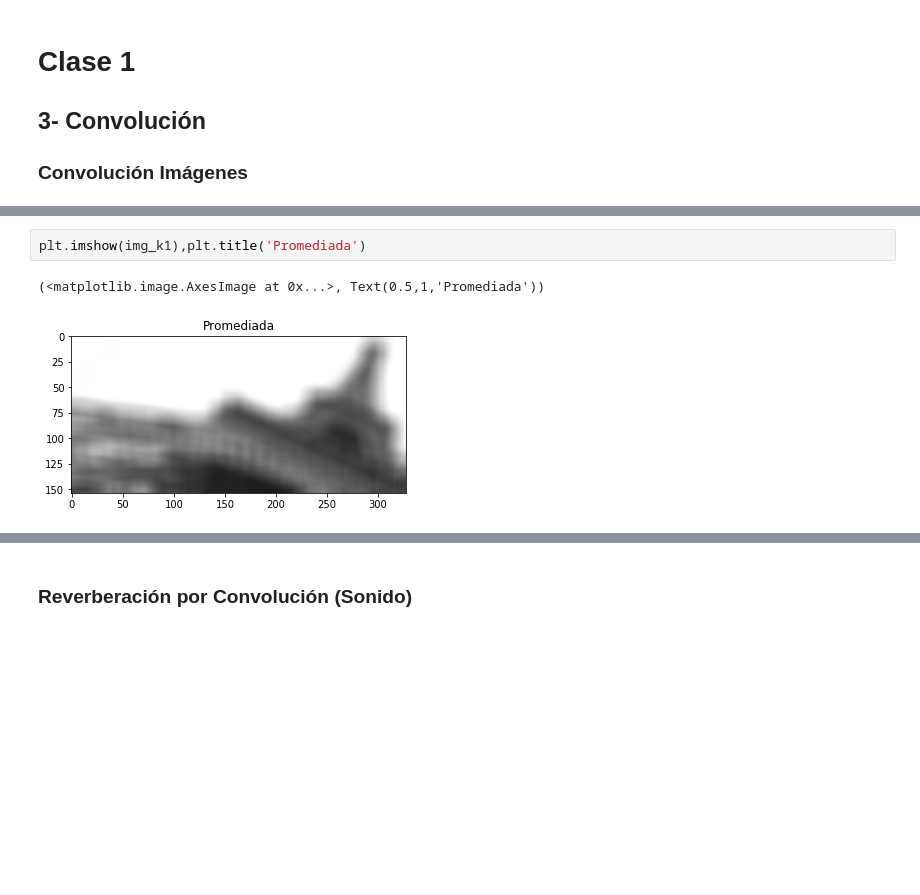
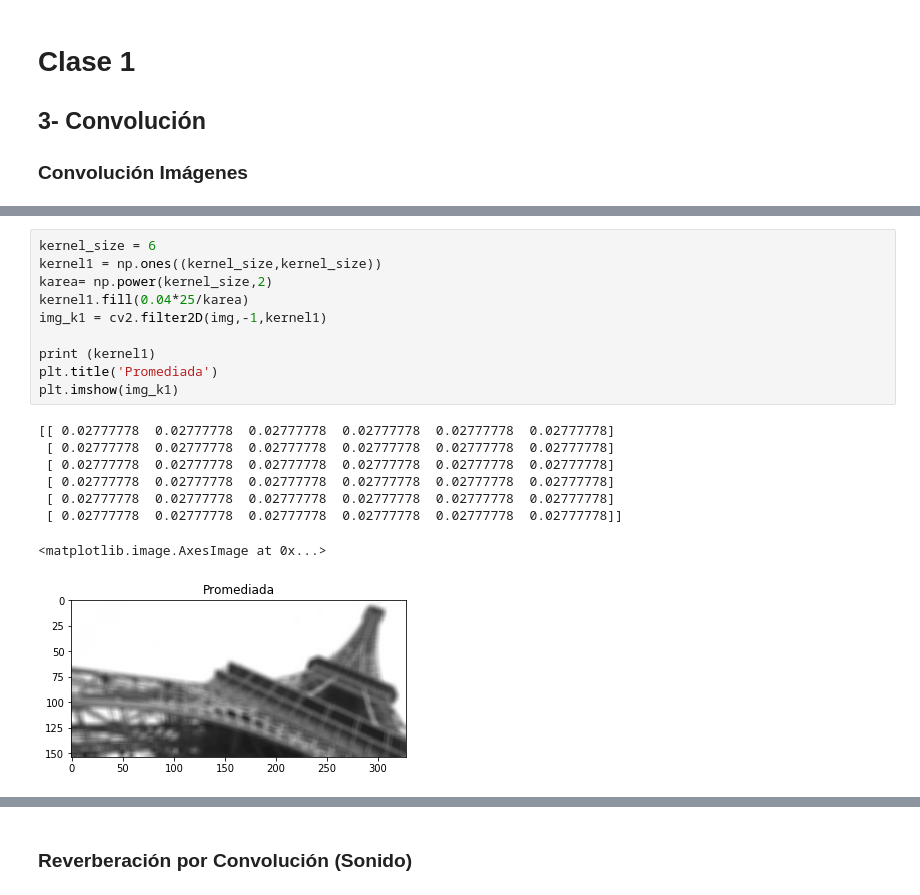
Before and after one commit to dcaruso/PES, a Jupyter notebook: notebooks/0-convolucion/2-convolucion.ipynb, the cells around one changed output, grey strips where cells are left out. Cells and saved outputs as stored; diff of their text form; blank space fills up the shorter version.

```diff
--- a/notebooks/0-convolucion/2-convolucion.ipynb
+++ b/notebooks/0-convolucion/2-convolucion.ipynb
@@ -23,11 +17,25 @@ plt.imshow(img),plt.title('Original')
 # %% [output]
 (<matplotlib.image.AxesImage at 0x...>, Text(0.5,1,'Original'))
 [figure]
-# %%
-plt.imshow(img_k1),plt.title('Promediada')
-# %% [output]
-(<matplotlib.image.AxesImage at 0x...>, Text(0.5,1,'Promediada'))
-[figure, removed]
+# %%
+kernel_size = 6
+kernel1 = np.ones((kernel_size,kernel_size))
+karea= np.power(kernel_size,2)
+kernel1.fill(0.04*25/karea)
+img_k1 = cv2.filter2D(img,-1,kernel1)
+
+print (kernel1)
+plt.title('Promediada')
+plt.imshow(img_k1)
+# %% [output]
+[[ 0.02777778  0.02777778  0.02777778  0.02777778  0.02777778  0.02777778]
+ [ 0.02777778  0.02777778  0.02777778  0.02777778  0.02777778  0.02777778]
+ [ 0.02777778  0.02777778  0.02777778  0.02777778  0.02777778  0.02777778]
+ [ 0.02777778  0.02777778  0.02777778  0.02777778  0.02777778  0.02777778]
+ [ 0.02777778  0.02777778  0.02777778  0.02777778  0.02777778  0.02777778]
+ [ 0.02777778  0.02777778  0.02777778  0.02777778  0.02777778  0.02777778]]
+<matplotlib.image.AxesImage at 0x...>
+[figure, added]
 # %%
 kernel2 = np.zeros((5,5))
 kernel2[2,1:4].fill(-1)
```
Also changed, not shown: parts of 3 cells of this notebook, 18 other files.
